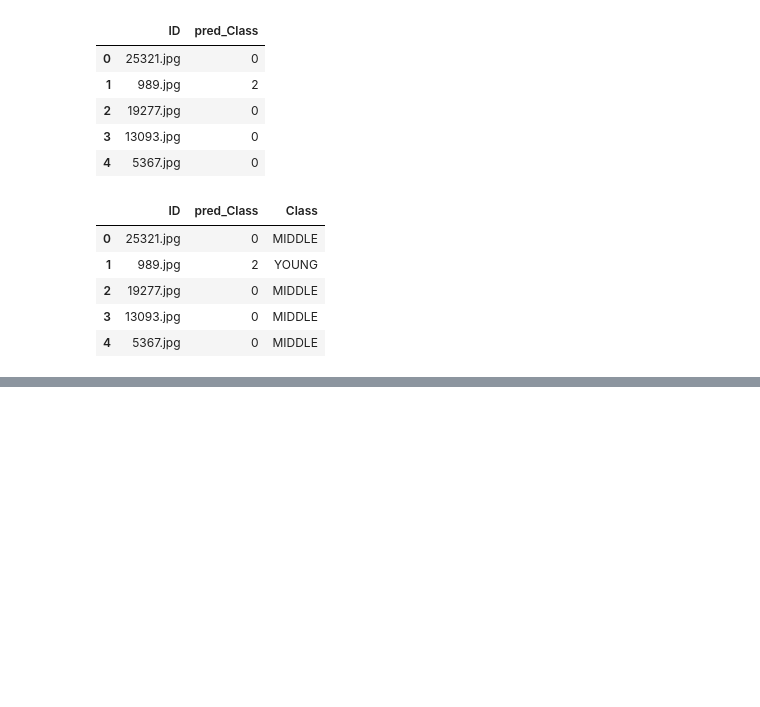
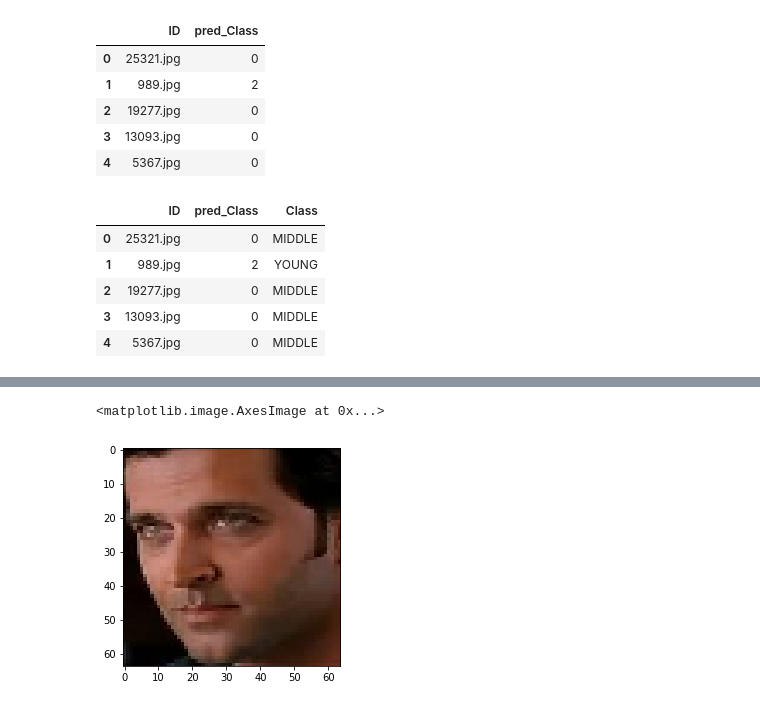
Before and after one commit to plaban1981/DEEP-LEARNING-, a Jupyter notebook: Age_Detection_Problem.ipynb, the cells around one changed output, grey strips where cells are left out. Cells and saved outputs as stored; diff of their text form; code cells hidden in the pictures; blank space fills up the shorter version.

```diff
--- a/Age_Detection_Problem.ipynb
+++ b/Age_Detection_Problem.ipynb
@@ -343,0 +351,5 @@ test.head()
+# %%
+plt.imshow(test_img[1])
+# %% [output]
+<matplotlib.image.AxesImage at 0x...>
+[figure, added]
```
Also changed, not shown: parts of 7 cells of this notebook.
